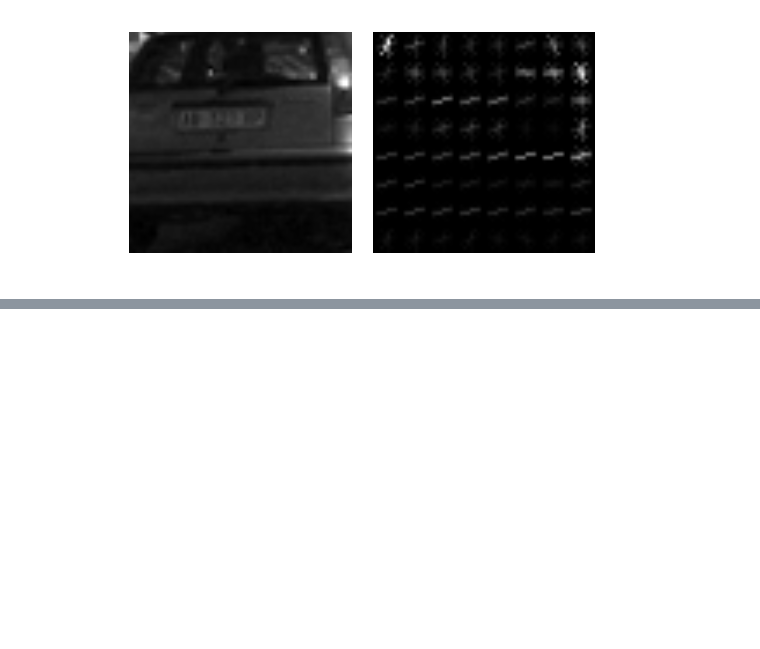
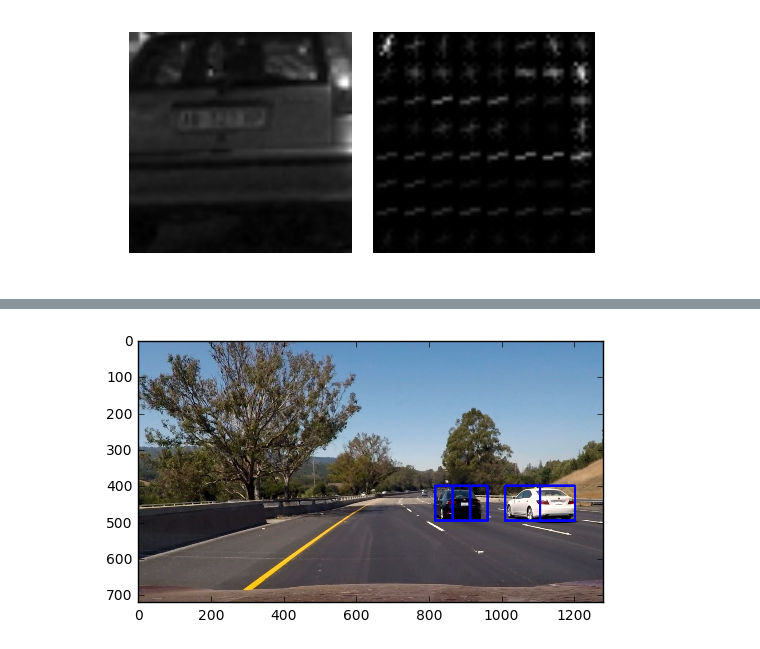
Before and after one commit to udacity/CarND-Vehicle-Detection, a Jupyter notebook: Vehicle_Detection.ipynb, the cells around one changed output, grey strips where cells are left out. Cells and saved outputs as stored; diff of their text form; code cells hidden in the pictures; blank space fills up the shorter version.

```diff
--- a/Vehicle_Detection.ipynb
+++ b/Vehicle_Detection.ipynb
@@ -15,7 +19,10 @@ vehicle_files_dir = './data/vehicles/'
 non_vehicle_files_dir = './data/non-vehicles/'
 
 vehicle_files = helper.extract_files(vehicle_files_dir)
+vehicle_images = [mpimg.imread(file) for file in vehicle_files]
+
 non_vehicle_files = helper.extract_files(non_vehicle_files_dir)
+non_vehicle_images = [mpimg.imread(file) for file in non_vehicle_files]
 
 print('Number of vehicle files: {}'.format(len(vehicle_files)))
 print('Number of non-vehicle files: {}'.format(len(non_vehicle_files)))
@@ -76,0 +128,24 @@ plt.show()
+# %%
+img_path = './test_images/test6.jpg'
+image = mpimg.imread(img_path)
+draw_image = np.copy(image)
+image = image.astype(np.float32)/255.0
+
+y_start_stop = [400,650]  # Min and max in y to search in slide_window()
+
+windows = vehicle.slide_window(image, x_start_stop=[None, None], y_start_stop=y_start_stop,
+                                xy_window=(96, 96), xy_overlap=(0.5, 0.5))
+
+hot_windows = vehicle.search_windows(image, windows, svc, scaler, color_space=color_space,
+                             spatial_size=spatial_size, hist_bins=hist_bins,
+                             orient=orient, pix_per_cell=pix_per_cell,
+                             cell_per_block=cell_per_block,
+                             hog_channel=hog_channel, spatial_feat=spatial_feat,
+                             hist_feat=hist_feat, hog_feat=hog_feat)
+
+window_img = helper.draw_boxes(draw_image, hot_windows, color=(0, 0, 255), thick=6)
+
+plt.imshow(window_img)
+plt.show()
+# %% [output]
+[figure, added]
```
Also changed, not shown: parts of 5 cells of this notebook, 2 other files.
